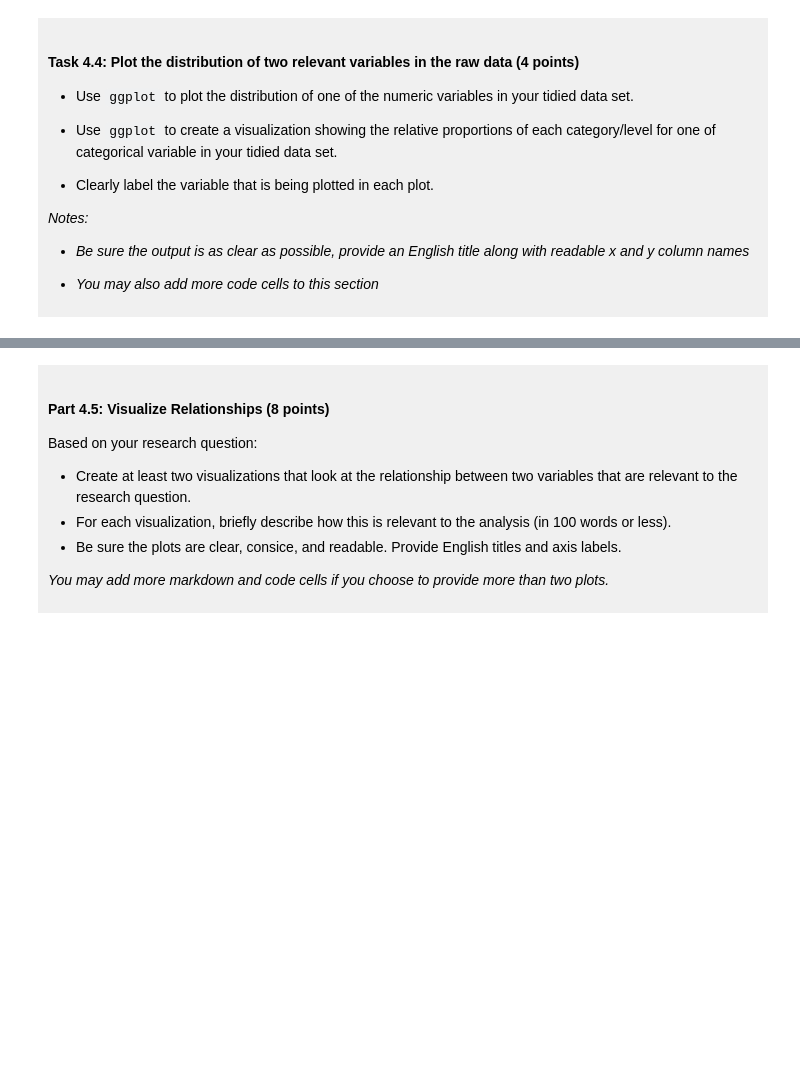
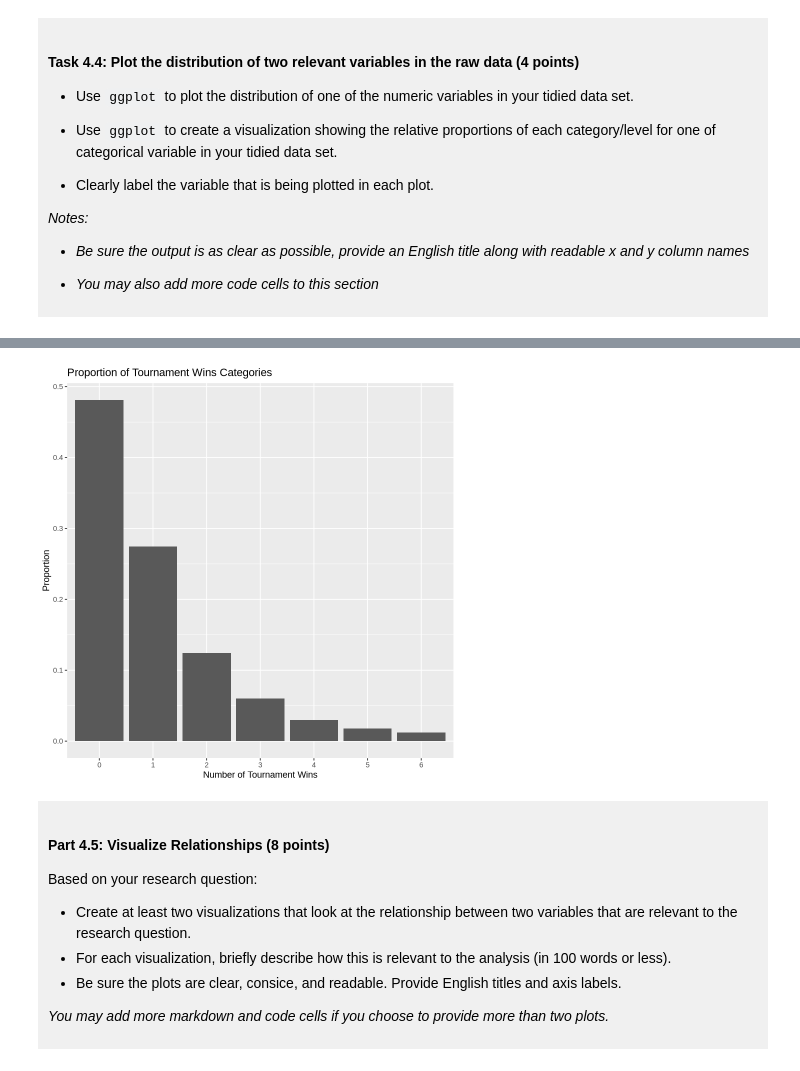
Before and after one commit to yoonseo0706/deci-100-project-yunseo-choi, a Jupyter notebook: dsci-100-project-notebook.ipynb, the cells around one changed output, grey strips where cells are left out. Cells and saved outputs as stored; diff of their text form; code cells hidden in the pictures; blank space fills up the shorter version.

```diff
--- a/dsci-100-project-notebook.ipynb
+++ b/dsci-100-project-notebook.ipynb
@@ -295,5 +360,17 @@ You will refine your research question (if needed) and produce a tidy data set.
 # %%
-### EDIT THIS CODE CELL FOR PLOT 2 ###
+basketball_plot_data <- basketball_tidy |>
+mutate(wins_category = as_factor(tourney_wins))
+
+wins_summary <- basketball_plot_data |>
+count(wins_category) |>
+mutate(proportion = n/sum(n))
+
+basketball_wins_plot <- ggplot(wins_summary, aes(x=wins_category, y= proportion)) +
+geom_bar(stat = "identity") +
+labs(title = "Proportion of Tournament Wins Categories", x="Number of Tournament Wins", y="Proportion")
+basketball_wins_plot
+# %% [output]
+[figure, added]
 # %% [markdown]
 <div style="background-color: #f0f0f0; padding: 10px;">
 
```
Also changed, not shown: parts of 10 cells of this notebook.
